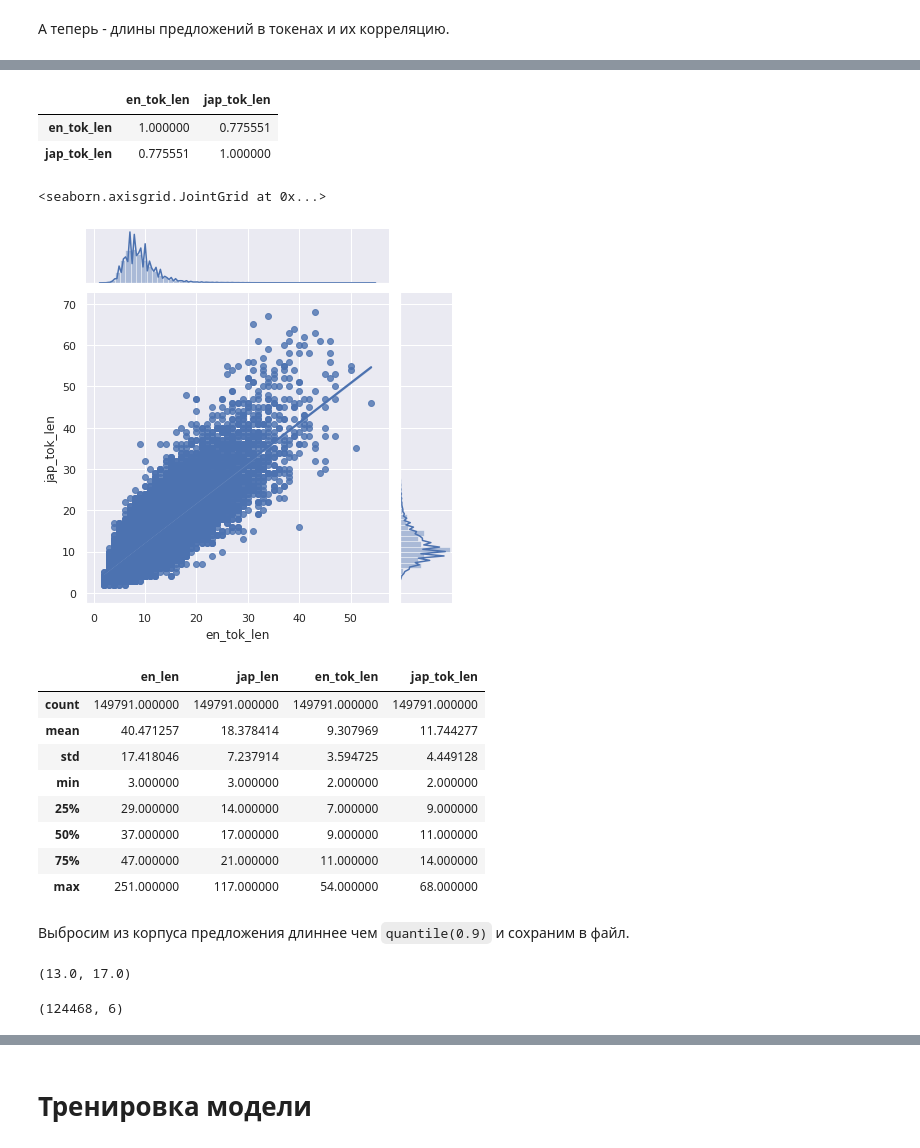
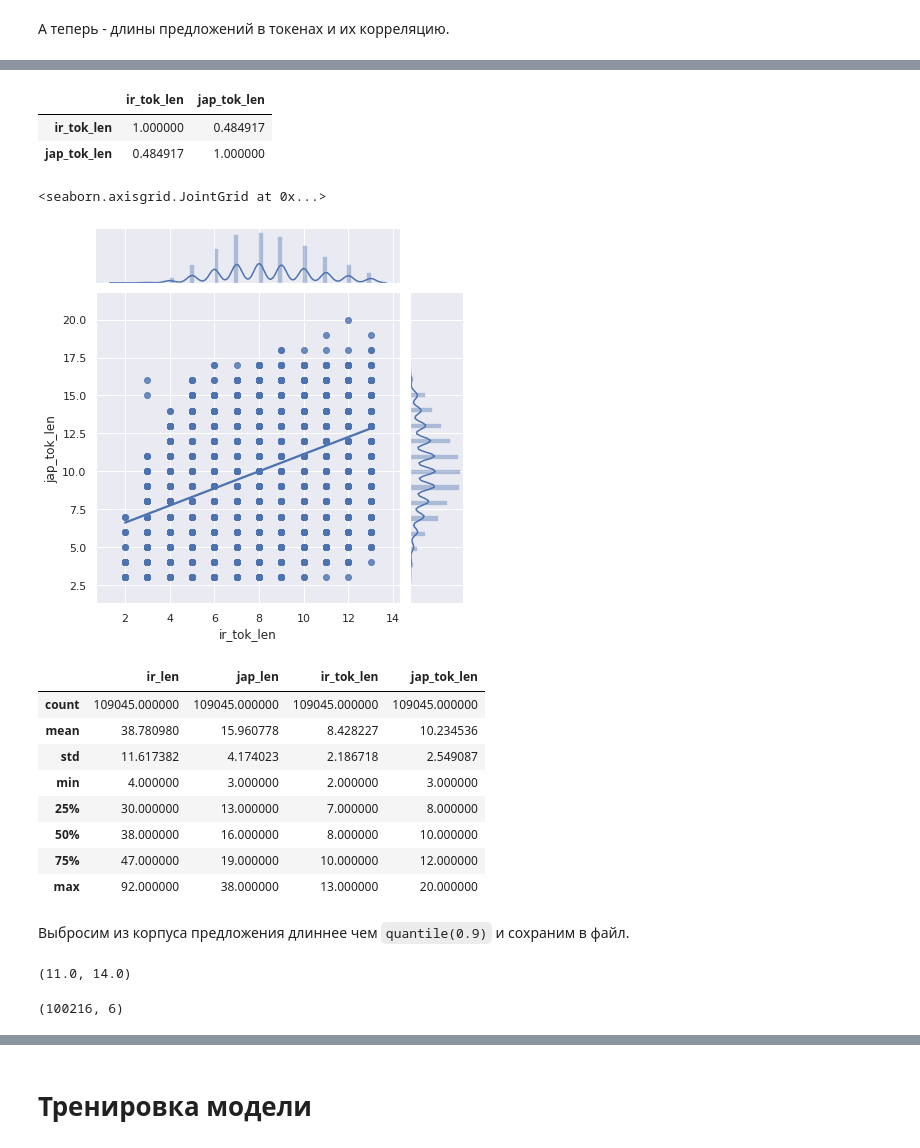
Before and after one commit to schokoro/AttentionNMT, a Jupyter notebook: ir_jap_translate.ipynb, the cells around one changed output, grey strips where cells are left out. Cells and saved outputs as stored; diff of their text form; code cells hidden in the pictures.

```diff
--- a/ir_jap_translate.ipynb
+++ b/ir_jap_translate.ipynb
@@ -143,6 +109,8 @@ corpus_df = pd.DataFrame(dicts)
+# %%
+corpus_df = pd.read_csv('/content/AttentionNMT/corpuses/ir_jap_corpus.csv')
 # %% [markdown]
 Посчитаем длины предложений в символах и посмотрим их корреляцию.
 # %%
-corpus_df['en_len'] = corpus_df['en'].map(lambda x: len(x))
+corpus_df['ir_len'] = corpus_df['ir'].map(lambda x: len(x))
 corpus_df['jap_len'] = corpus_df['jap'].map(lambda x: len(x))
 # %%
@@ -170,37 +138,37 @@ Wall time: 2min 48s
 # %%
-corpus_df[['en_tok_len','jap_tok_len' ]].corr()
+corpus_df[['ir_tok_len','jap_tok_len' ]].corr()
 # %% [output]
-|  | en_tok_len | jap_tok_len |
-| en_tok_len | 1.000000 | 0.775551 |
-| jap_tok_len | 0.775551 | 1.000000 |
+|  | ir_tok_len | jap_tok_len |
+| ir_tok_len | 1.000000 | 0.484917 |
+| jap_tok_len | 0.484917 | 1.000000 |
 # %%
-sns.jointplot("en_tok_len", "jap_tok_len", data=corpus_df, kind="reg")
+sns.jointplot("ir_tok_len", "jap_tok_len", data=corpus_df, kind="reg")
 # %% [output]
 <seaborn.axisgrid.JointGrid at 0x...>
-[figure, old version]
+[figure, new version]
 # %%
 corpus_df.describe()
 # %% [output]
-|  | en_len | jap_len | en_tok_len | jap_tok_len |
-| count | 149791.000000 | 149791.000000 | 149791.000000 | 149791.000000 |
-| mean | 40.471257 | 18.378414 | 9.307969 | 11.744277 |
-| std | 17.418046 | 7.237914 | 3.594725 | 4.449128 |
-| min | 3.000000 | 3.000000 | 2.000000 | 2.000000 |
-| 25% | 29.000000 | 14.000000 | 7.000000 | 9.000000 |
-| 50% | 37.000000 | 17.000000 | 9.000000 | 11.000000 |
-| 75% | 47.000000 | 21.000000 | 11.000000 | 14.000000 |
-| max | 251.000000 | 117.000000 | 54.000000 | 68.000000 |
+|  | ir_len | jap_len | ir_tok_len | jap_tok_len |
+| count | 109045.000000 | 109045.000000 | 109045.000000 | 109045.000000 |
+| mean | 38.780980 | 15.960778 | 8.428227 | 10.234536 |
+| std | 11.617382 | 4.174023 | 2.186718 | 2.549087 |
+| min | 4.000000 | 3.000000 | 2.000000 | 3.000000 |
+| 25% | 30.000000 | 13.000000 | 7.000000 | 8.000000 |
+| 50% | 38.000000 | 16.000000 | 8.000000 | 10.000000 |
+| 75% | 47.000000 | 19.000000 | 10.000000 | 12.000000 |
+| max | 92.000000 | 38.000000 | 13.000000 | 20.000000 |
 # %% [markdown]
 Выбросим из корпуса предложения длиннее чем `quantile(0.9)` и сохраним в файл.
 # %%
-corpus_df.en_tok_len.quantile(0.9), corpus_df.jap_tok_len.quantile(0.9)
+corpus_df.ir_tok_len.quantile(0.9), corpus_df.jap_tok_len.quantile(0.9)
 # %% [output]
-(13.0, 17.0)
+(11.0, 14.0)
 # %%
 new_corpus_df = corpus_df[
-    (corpus_df.en_tok_len < corpus_df.en_tok_len.quantile(0.9)) &
-    (corpus_df.jap_tok_len < corpus_df.jap_tok_len.quantile(0.9))
+    (corpus_df.ir_tok_len < corpus_df.ir_tok_len.quantile(0.99)) &
+    (corpus_df.jap_tok_len < corpus_df.jap_tok_len.quantile(0.99))
 ]
 new_corpus_df.shape
 # %% [output]
-(124468, 6)
+(100216, 6)
```
Also changed, not shown: parts of 32 cells of this notebook.
